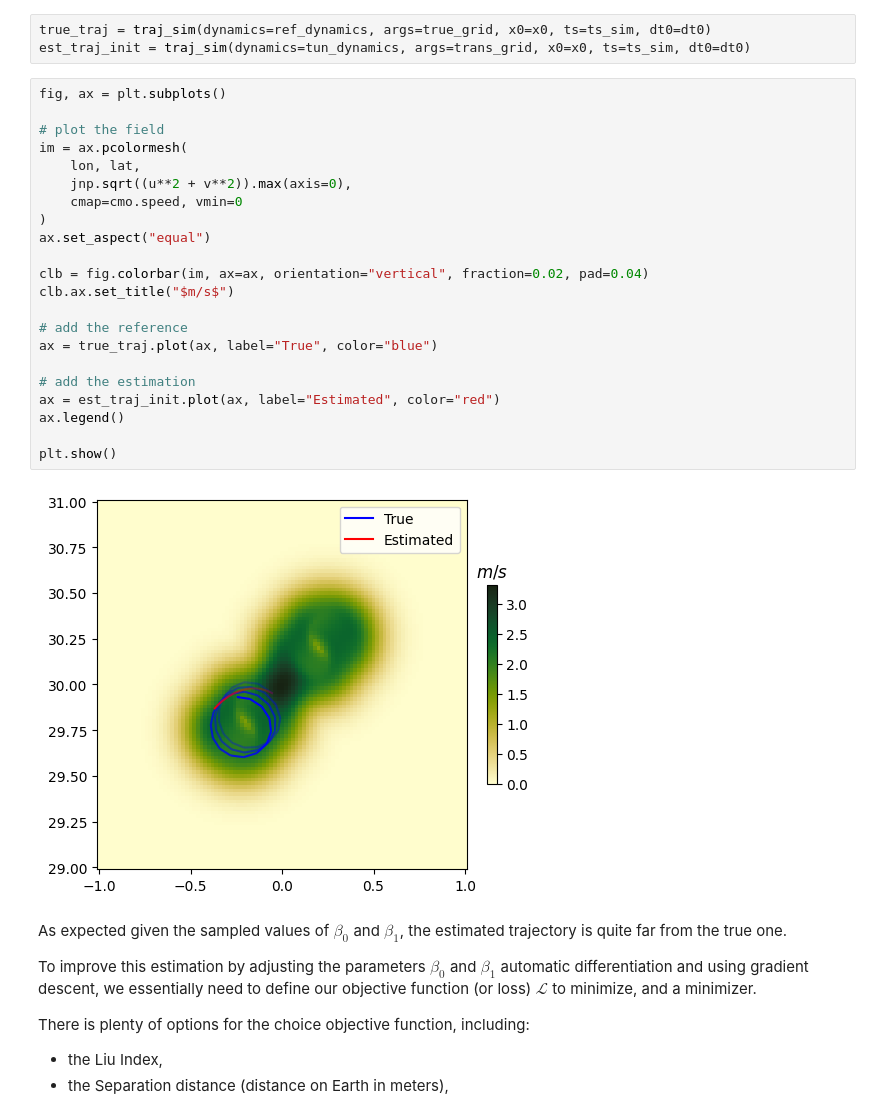
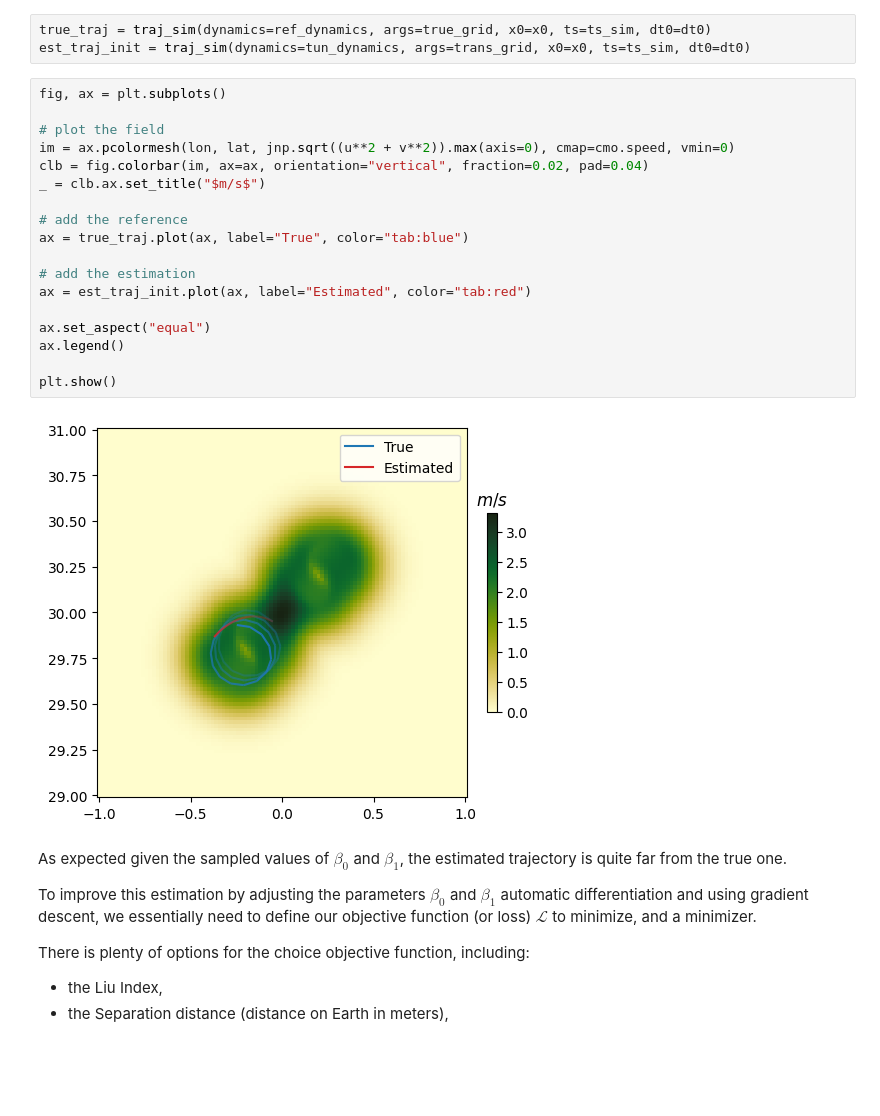
Before and after one commit to vadmbertr/pastax, a Jupyter notebook: docs/getting_started.ipynb, the cells around one changed output. Drawn from its saved outputs; the diff is of its cells as text; blank space fills up the shorter version.

```diff
--- a/docs/getting_started.ipynb
+++ b/docs/getting_started.ipynb
@@ -321,27 +307,23 @@ est_traj_init = traj_sim(dynamics=tun_dynamics, args=trans_grid, x0=x0, ts=ts_si
 # %%
 fig, ax = plt.subplots()
 
 # plot the field
-im = ax.pcolormesh(
-    lon, lat,
-    jnp.sqrt((u**2 + v**2)).max(axis=0),
-    cmap=cmo.speed, vmin=0
-)
-ax.set_aspect("equal")
-
+im = ax.pcolormesh(lon, lat, jnp.sqrt((u**2 + v**2)).max(axis=0), cmap=cmo.speed, vmin=0)
 clb = fig.colorbar(im, ax=ax, orientation="vertical", fraction=0.02, pad=0.04)
-clb.ax.set_title("$m/s$")
+_ = clb.ax.set_title("$m/s$")
 
 # add the reference
-ax = true_traj.plot(ax, label="True", color="blue")
+ax = true_traj.plot(ax, label="True", color="tab:blue")
 
 # add the estimation
-ax = est_traj_init.plot(ax, label="Estimated", color="red")
+ax = est_traj_init.plot(ax, label="Estimated", color="tab:red")
+
+ax.set_aspect("equal")
 ax.legend()
 
 plt.show()
 # %% [output]
-[figure, old version]
+[figure, new version]
 # %% [markdown]
 As expected given the sampled values of $\beta_0$ and $\beta_1$, the estimated trajectory is quite far from the true one.
 
```
Also changed, not shown: parts of 30 cells of this notebook, 5 other files.
